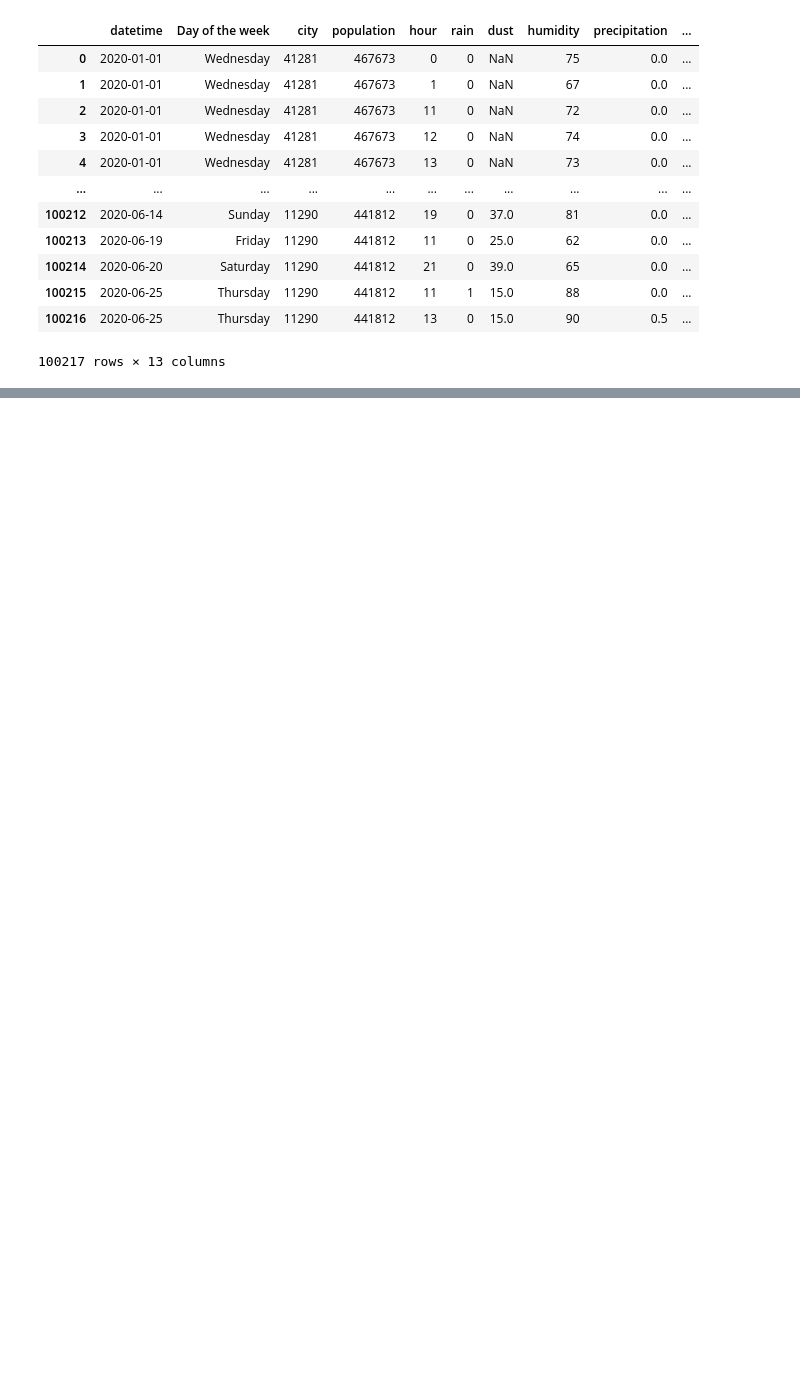
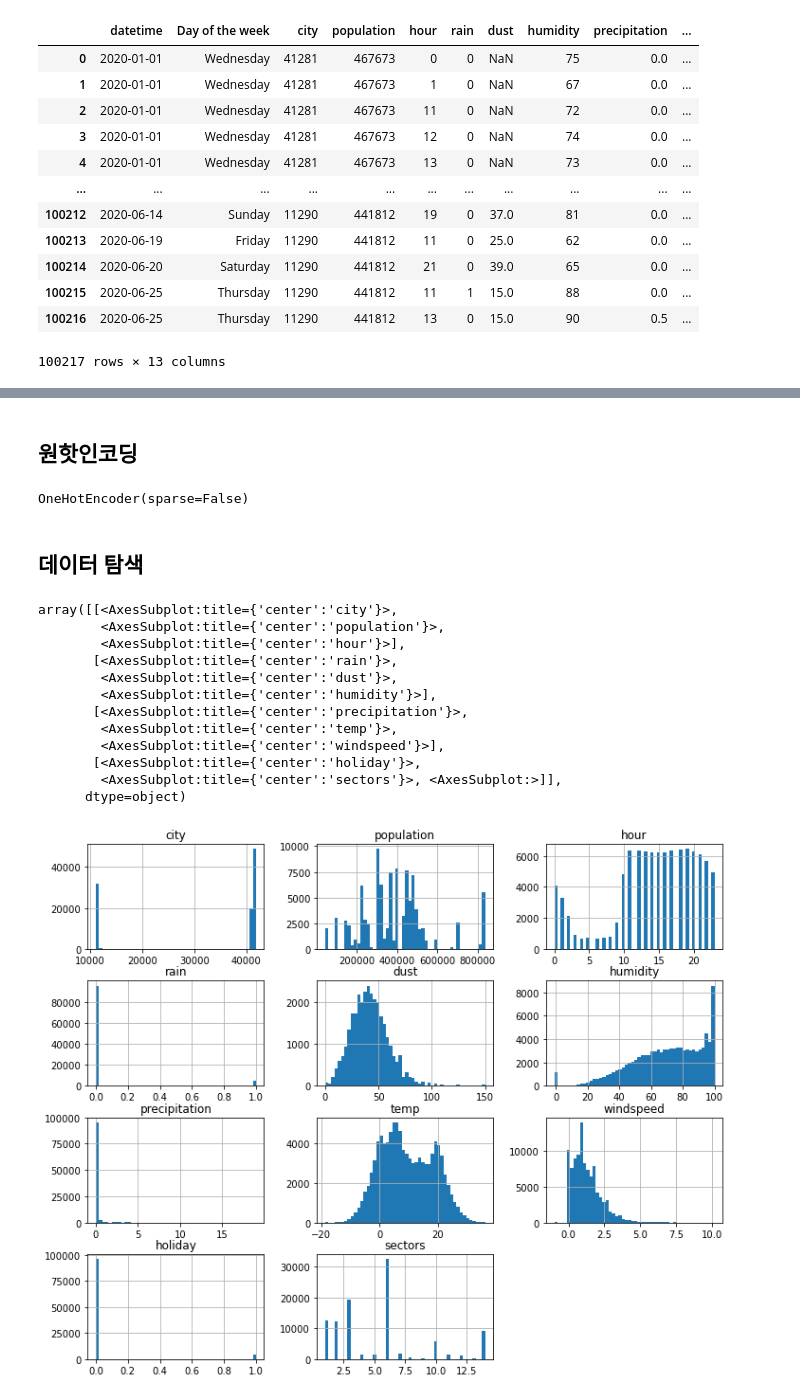
Before and after one commit to wjswjdgns/miniproject02, a Jupyter notebook: deliverydata_data.ipynb, the cells around one changed output, grey strips where cells are left out. Saved outputs shown, nothing was run; the diff lists cells and outputs as text; code cells hidden in the pictures; blank space fills up the shorter version.

```diff
--- a/deliverydata_data.ipynb
+++ b/deliverydata_data.ipynb
@@ -20,0 +76,33 @@ delivery_data
+# %% [markdown]
+## 원핫인코딩
+# %%
+from sklearn.preprocessing import OneHotEncoder
+ohe = OneHotEncoder(sparse=False)
+
+ohe.fit(delivery_data[['city']])
+
+city_list = list(delivery_data['city'].unique())
+
+test = pd.DataFrame(ohe.transform(delivery_data[['city']]), columns=city_list, dtype='int64')
+
+test
+# %% [output]
+OneHotEncoder(sparse=False)
+# %% [markdown]
+## 데이터 탐색
+# %%
+delivery_data.hist(bins=50,figsize=(12,10))
+# %% [output]
+array([[<AxesSubplot:title={'center':'city'}>,
+        <AxesSubplot:title={'center':'population'}>,
+        <AxesSubplot:title={'center':'hour'}>],
+       [<AxesSubplot:title={'center':'rain'}>,
+        <AxesSubplot:title={'center':'dust'}>,
+        <AxesSubplot:title={'center':'humidity'}>],
+       [<AxesSubplot:title={'center':'precipitation'}>,
+        <AxesSubplot:title={'center':'temp'}>,
+        <AxesSubplot:title={'center':'windspeed'}>],
+       [<AxesSubplot:title={'center':'holiday'}>,
+        <AxesSubplot:title={'center':'sectors'}>, <AxesSubplot:>]],
+      dtype=object)
+[figure, added]
```
Also changed, not shown: parts of 85 cells of this notebook, 1 other file.
